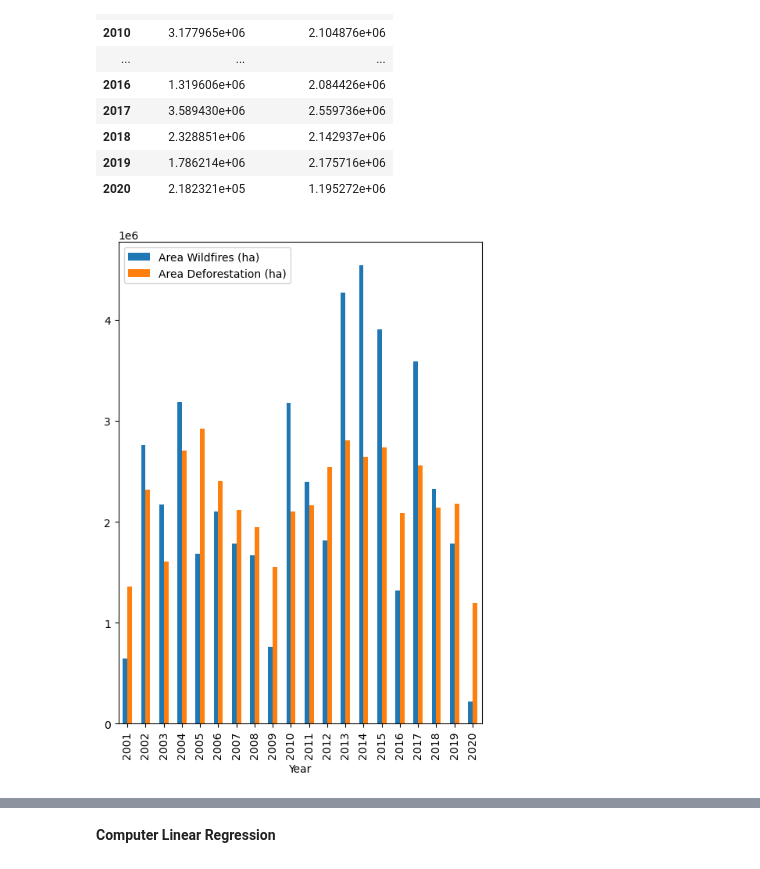
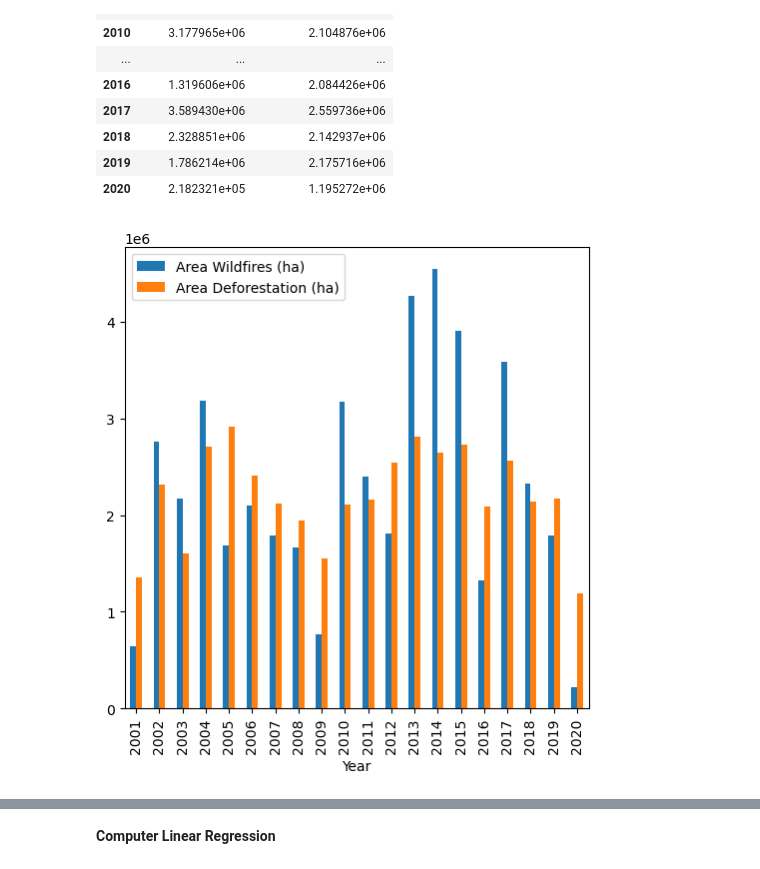
Before and after one commit to JasmineBamba/Group-Project-1-Group-2, a Jupyter notebook: Deforestation_vs_Wildfires.ipynb, the cells around one changed output, grey strips where cells are left out. Drawn from its saved outputs; the diff is of its cells as text; code cells hidden in the pictures.

```diff
--- a/Deforestation_vs_Wildfires.ipynb
+++ b/Deforestation_vs_Wildfires.ipynb
@@ -117,10 +129,13 @@ clean_wildfires_df
 | 1045 | 2020 | YT | Yukon | Lightning | 3452.220 | a |
 707 rows × 6 columns
 # %%
+# Group wildfires dataframe by year and calculate the sum of areas
 clean_wildfires_year = clean_wildfires_df.groupby('Year')
 new_clean_wildfires_year = clean_wildfires_year['Area (hectares)'].sum()
-clean_wildfires_df = pd.DataFrame(new_clean_wildfires_year)
-clean_wildfires_df
+
+# Create new dataframe
+new_clean_wildfires_df = pd.DataFrame(new_clean_wildfires_year)
+new_clean_wildfires_df
 # %% [output]
 |  | Area (hectares) |
 | Year |  |
@@ -141,10 +156,14 @@ clean_wildfires_df
 | 2019 | 1.786214e+06 |
 | 2020 | 2.182321e+05 |
 # %%
-merged_df = pd.merge(clean_wildfires_df,clean_def_year_df, how="inner", on=["Year"])
+# Merge wildfires and deforestation dataframes
+merged_df = pd.merge(new_clean_wildfires_df,clean_def_year_df, how="inner", on=["Year"])
+
+# Rename columns for better understanding
 new_merged_df = merged_df.rename(columns={'Area (hectares)' : 'Area Wildfires (ha)',
                          'Area (ha)' :'Area Deforestation (ha)'})
 
+# Display new merged dataframe
 new_merged_df
 # %% [output]
 |  | Area Wildfires (ha) | Area Deforestation (ha) |
@@ -166,8 +185,10 @@ new_merged_df
 | 2019 | 1.786214e+06 | 2.175716e+06 |
 | 2020 | 2.182321e+05 | 1.195272e+06 |
 # %%
-new_merged_df.plot(kind='bar', figsize=(6,8))
+# Create bar chart to visualize merged data
+new_merged_df.plot(kind='bar', figsize=(6,6))
 
+# Display plot
 plt.show()
 # %% [output]
-[figure, old version]
+[figure, new version]
```
Also changed, not shown: parts of 11 cells of this notebook, 1 other file.
